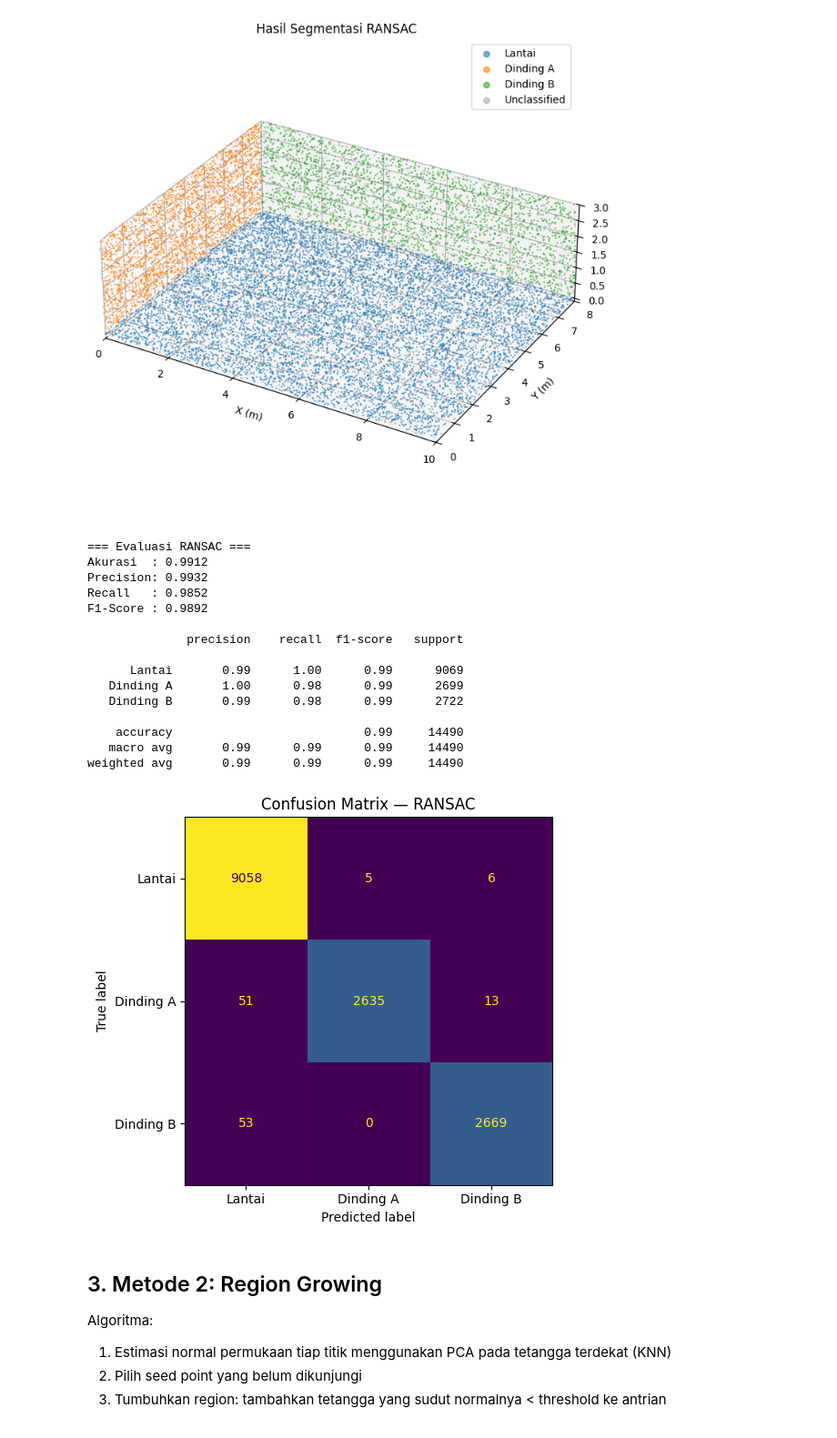
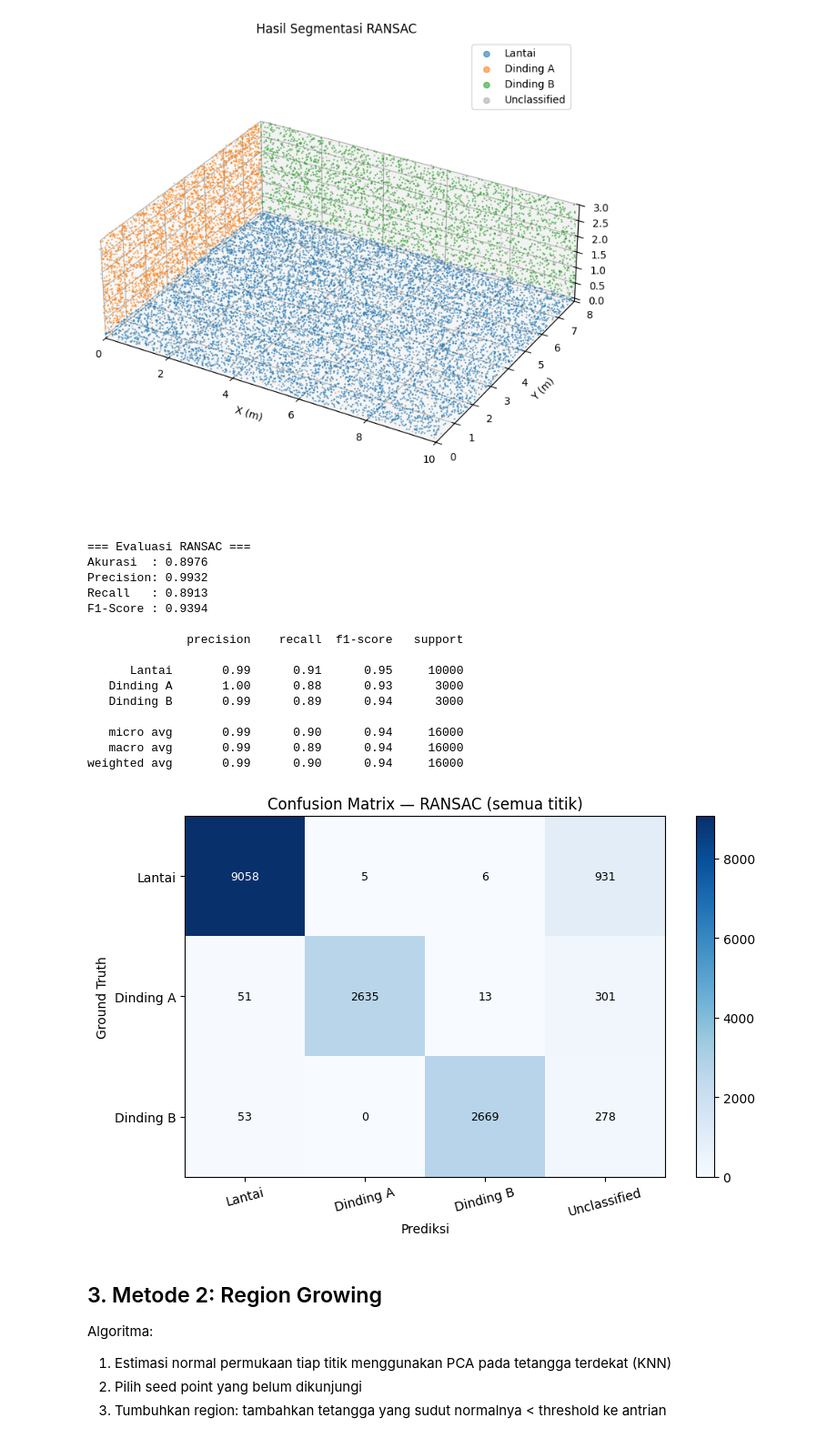
Before and after one commit to alfiyansys/VI202205-Point-Cloud-Processing, a Jupyter notebook: point_cloud_segmentation.ipynb, the cells around one changed output. Shown at 91% size. Drawn from its saved outputs; the diff is of its cells as text; code cells hidden in the pictures.

Commit message:
report: fair evaluation

```diff
--- a/point_cloud_segmentation.ipynb
+++ b/point_cloud_segmentation.ipynb
@@ -214,43 +231,57 @@ plt.show()
 # %% [output]
 [figure]
 # %%
-# Evaluasi RANSAC
-mask_valid = labels_ransac != -1
-y_true = labels_gt[mask_valid]
-y_pred = labels_ransac[mask_valid]
+# Evaluasi RANSAC — semua 16.000 titik, unclassified dihitung sebagai prediksi salah
+y_true = labels_gt
+y_pred = labels_ransac
 
 print("=== Evaluasi RANSAC ===")
 print(f"Akurasi  : {accuracy_score(y_true, y_pred):.4f}")
-print(f"Precision: {precision_score(y_true, y_pred, average='macro', zero_division=0):.4f}")
-print(f"Recall   : {recall_score(y_true, y_pred, average='macro', zero_division=0):.4f}")
-print(f"F1-Score : {f1_score(y_true, y_pred, average='macro', zero_division=0):.4f}")
+print(f"Precision: {precision_score(y_true, y_pred, average='macro', zero_division=0, labels=[0,1,2]):.4f}")
+print(f"Recall   : {recall_score(y_true, y_pred, average='macro', zero_division=0, labels=[0,1,2]):.4f}")
+print(f"F1-Score : {f1_score(y_true, y_pred, average='macro', zero_division=0, labels=[0,1,2]):.4f}")
 print()
-print(classification_report(y_true, y_pred, target_names=[LABEL_NAMES[i] for i in range(3)], zero_division=0))
+print(classification_report(y_true, y_pred, labels=[0,1,2],
+      target_names=[LABEL_NAMES[i] for i in range(3)], zero_division=0))
 
-fig, ax = plt.subplots(figsize=(6, 5))
-cm = confusion_matrix(y_true, y_pred, labels=[0, 1, 2])
-disp = ConfusionMatrixDisplay(cm, display_labels=[LABEL_NAMES[i] for i in range(3)])
-disp.plot(ax=ax, colorbar=False)
-ax.set_title('Confusion Matrix — RANSAC')
+# Confusion matrix 3×4: baris=true class, kolom=prediksi (termasuk unclassified)
+cm_full = confusion_matrix(y_true, y_pred, labels=[0, 1, 2, -1])
+cm_display = cm_full[:3, :]
+
+fig, ax = plt.subplots(figsize=(8, 5))
+im = ax.imshow(cm_display, interpolation='nearest', cmap=plt.cm.Blues)
+plt.colorbar(im, ax=ax)
+ax.set_xticks([0, 1, 2, 3])
+ax.set_xticklabels(['Lantai', 'Dinding A', 'Dinding B', 'Unclassified'], rotation=15)
+ax.set_yticks([0, 1, 2])
+ax.set_yticklabels(['Lantai', 'Dinding A', 'Dinding B'])
+ax.set_xlabel('Prediksi')
+ax.set_ylabel('Ground Truth')
+ax.set_title('Confusion Matrix — RANSAC (semua titik)')
+thresh = cm_display.max() / 2
+for i in range(3):
+    for j in range(4):
+        ax.text(j, i, str(cm_display[i, j]), ha='center', va='center',
+                color='white' if cm_display[i, j] > thresh else 'black', fontsize=9)
 plt.tight_layout()
 plt.show()
 # %% [output]
 === Evaluasi RANSAC ===
-Akurasi  : 0.9912
+Akurasi  : 0.8976
 Precision: 0.9932
-Recall   : 0.9852
-F1-Score : 0.9892
+Recall   : 0.8913
+F1-Score : 0.9394
 
               precision    recall  f1-score   support
 
-      Lantai       0.99      1.00      0.99      9069
-   Dinding A       1.00      0.98      0.99      2699
-   Dinding B       0.99      0.98      0.99      2722
+      Lantai       0.99      0.91      0.95     10000
+   Dinding A       1.00      0.88      0.93      3000
+   Dinding B       0.99      0.89      0.94      3000
 
-    accuracy                           0.99     14490
-   macro avg       0.99      0.99      0.99     14490
-weighted avg       0.99      0.99      0.99     14490
+   micro avg       0.99      0.90      0.94     16000
+   macro avg       0.99      0.89      0.94     16000
+weighted avg       0.99      0.90      0.94     16000
-[figure, old version]
+[figure, new version]
 # %% [markdown]
 ## 3. Metode 2: Region Growing
 
```
Also changed, not shown: parts of 7 cells of this notebook, 4 other files.
